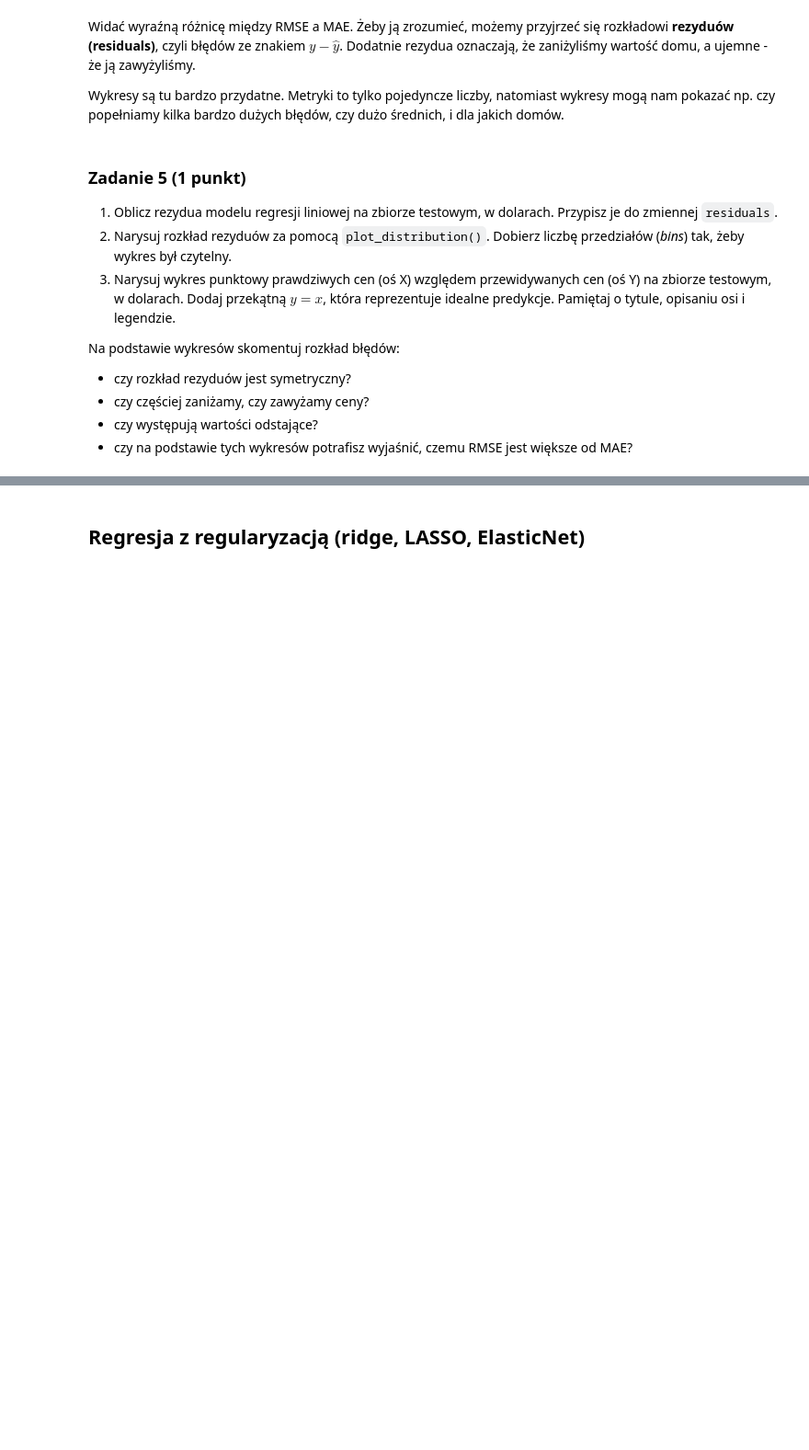
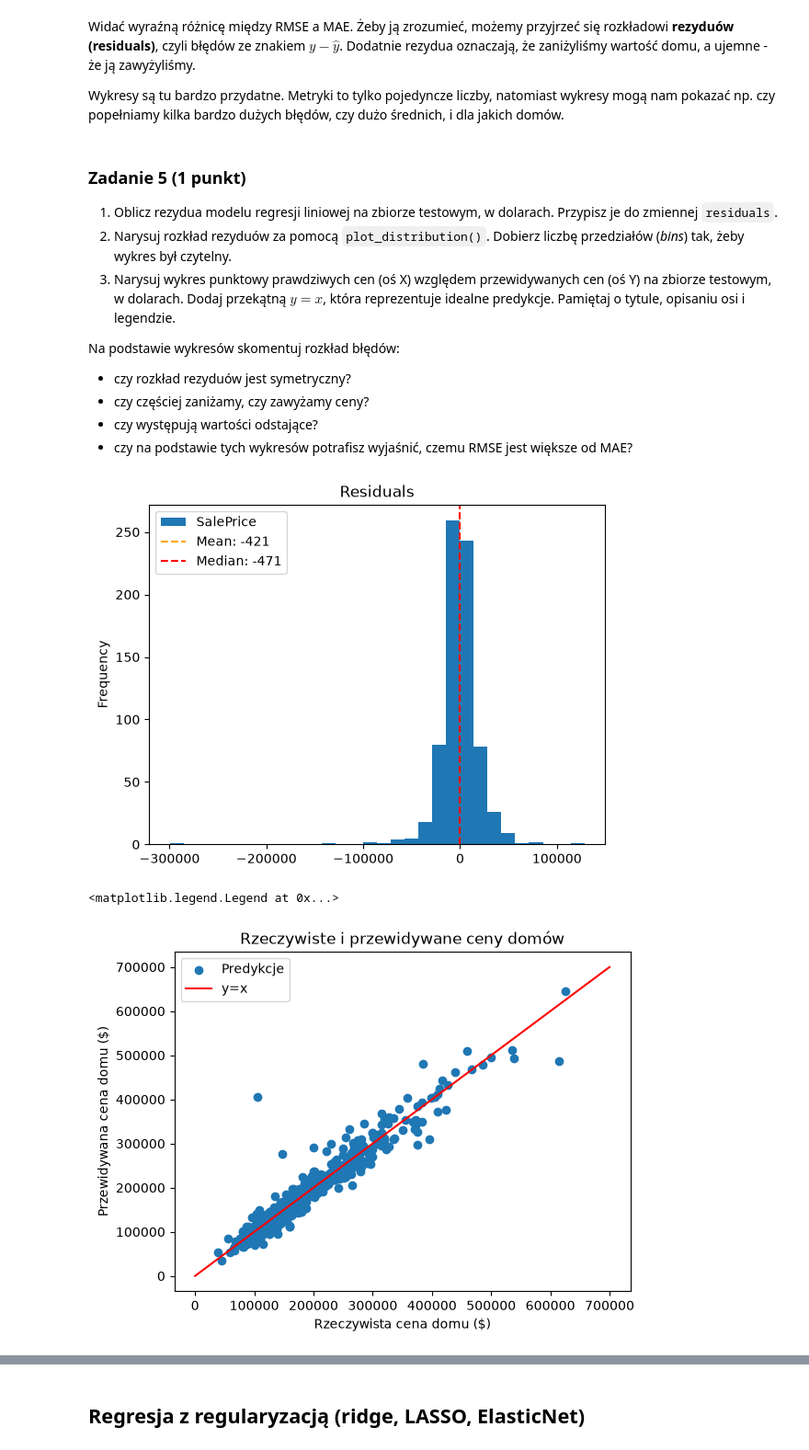
Before and after one commit to Mysiax05/AI_Basics, a Jupyter notebook: lab1/lab_1.ipynb, the cells around one changed output, grey strips where cells are left out. Shown at 92% size. Drawn from its saved outputs; the diff is of its cells as text; code cells hidden in the pictures; blank space fills up the shorter version.

Commit message:
residuals

```diff
--- a/lab1/lab_1.ipynb
+++ b/lab1/lab_1.ipynb
@@ -905,3 +906,26 @@ Na podstawie wykresów skomentuj rozkład błędów:
+# %%
+y_pred_test = reg_linear.predict(X_test)
+y_pred_test = np.expm1(y_pred_test)
+y_test_org = np.expm1(y_test)
+
+residuals = y_test_org - y_pred_test
+
+plot_distribution(residuals, "Residuals", 30)
+
+plt.scatter(y_test_org, y_pred_test, label="Predykcje")
+
+x = np.linspace(0, 700000)
+y = x
+plt.plot(x, y, color="red", label="y=x")
+
+plt.title("Rzeczywiste i przewidywane ceny domów")
+plt.xlabel("Rzeczywista cena domu ($)")
+plt.ylabel("Przewidywana cena domu ($)")
+plt.legend()
+# %% [output]
+[figure, added]
+<matplotlib.legend.Legend at 0x...>
+[figure, added]
 # %%
 assert len(residuals) == len(y_test)
 assert abs(residuals.mean()) < 2000
```
Also changed, not shown: parts of 9 cells of this notebook.
